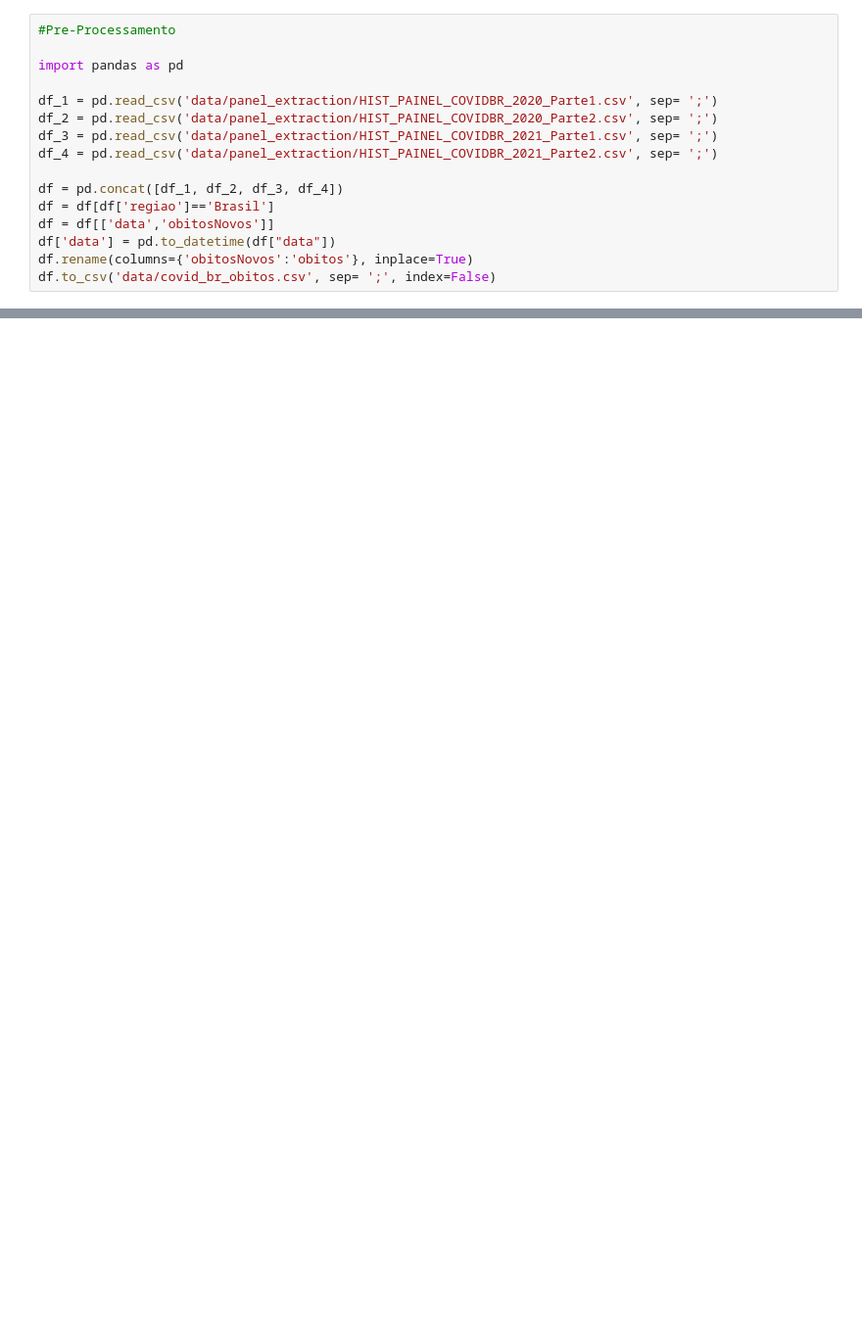
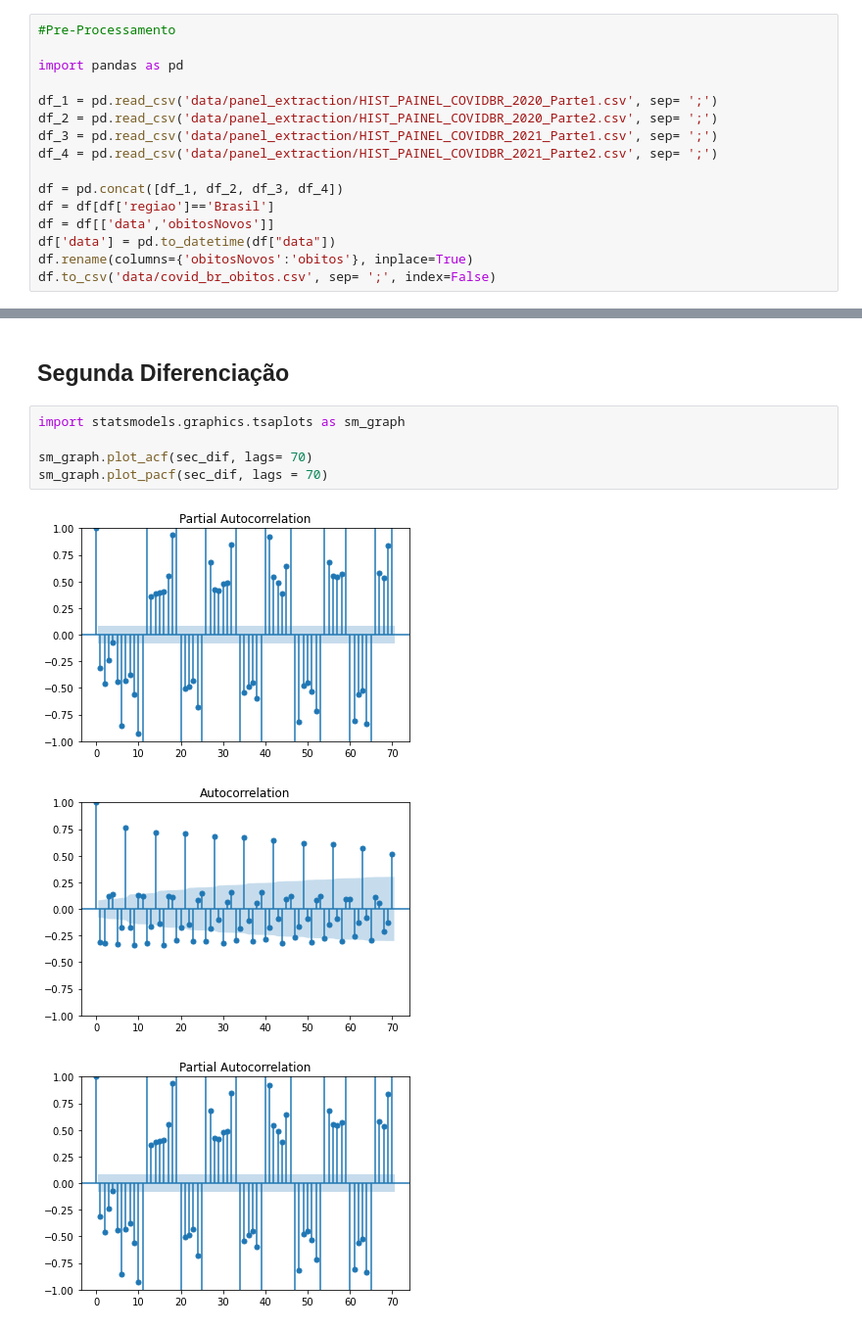
Before and after one commit to AltheusV/CovidTimeSeries, a Jupyter notebook: CovidTimeSeries.ipynb, the cells around one changed output, grey strips where cells are left out. Shown at 98% size. Cells and saved outputs as stored; diff of their text form; blank space fills up the shorter version.

```diff
--- a/CovidTimeSeries.ipynb
+++ b/CovidTimeSeries.ipynb
@@ -40,0 +220,11 @@ x.plot()
+# %% [markdown]
+## **Segunda Diferenciação**
+# %%
+import statsmodels.graphics.tsaplots as sm_graph
+
+sm_graph.plot_acf(sec_dif, lags= 70)
+sm_graph.plot_pacf(sec_dif, lags = 70)
+# %% [output]
+[figure, added]
+[figure, added]
+[figure, added]
```
Also changed, not shown: parts of 45 cells of this notebook.
